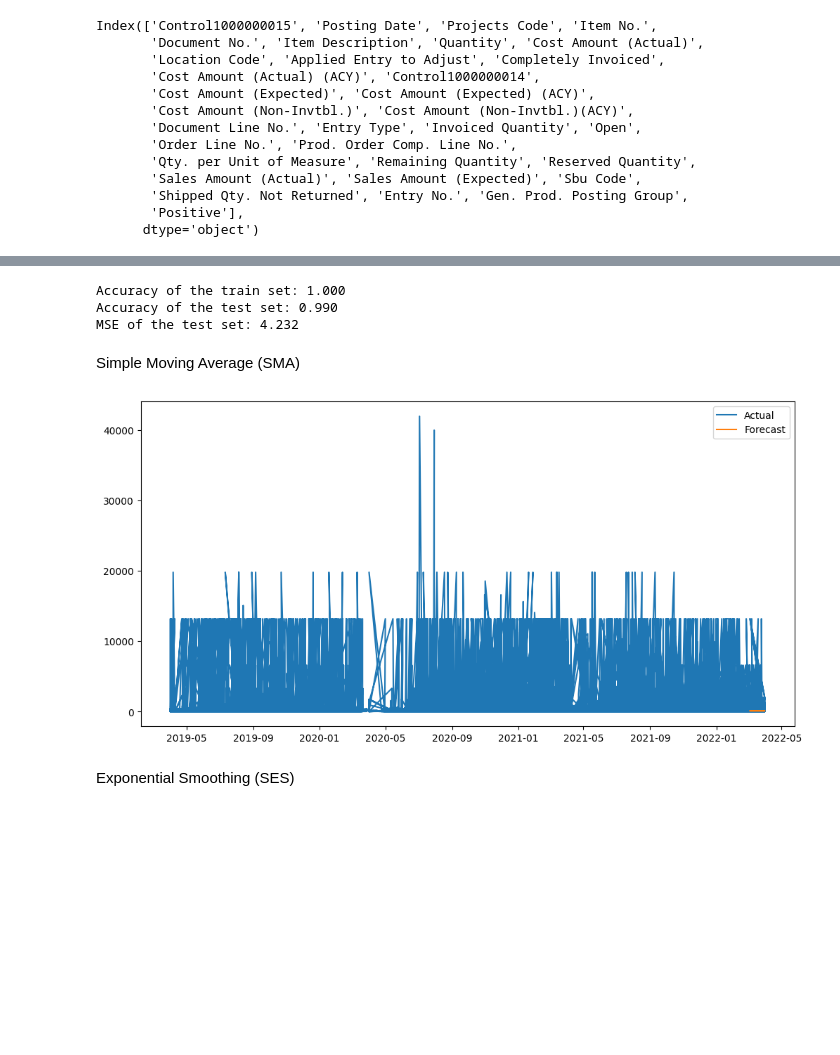
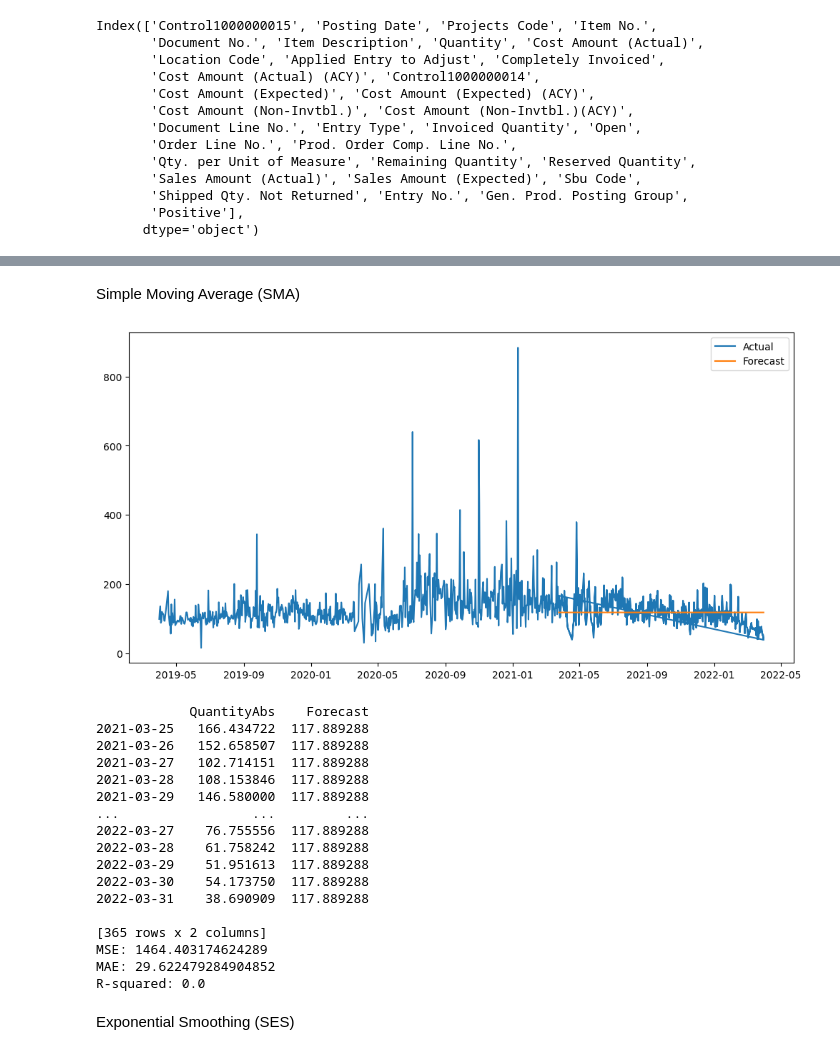
Before and after one commit to it21053528/Fiverr-Freelancing, a Jupyter notebook: anusha73k/forecast.ipynb, the cells around one changed output, grey strips where cells are left out. Cells and saved outputs as stored; diff of their text form; code cells hidden in the pictures; blank space fills up the shorter version.

```diff
--- a/anusha73k/forecast.ipynb
+++ b/anusha73k/forecast.ipynb
@@ -216,0 +198,4 @@ df[['QuantityAbs']]
+# %%
+# Calculate the mean for each date
+mean_by_date = df.groupby(df.index.date).mean()
+mean_by_date[['QuantityAbs']]
@@ -216,0 +216,3 @@ df[['QuantityAbs']]
+# %%
+# Convert the index to a date type
+mean_by_date.index = pd.to_datetime(mean_by_date.index)
@@ -223,6 +228,6 @@ monthly_data.to_csv('monthly_data.csv')
 # %%
-train = df.loc[df.index < '2021-12-31']
-test = df.loc[df.index >= '2021-12-31']
+train = mean_by_date.loc[mean_by_date.index < '2021-03-31']
+test = mean_by_date.loc[mean_by_date.index >= '2021-03-31']
 
 X_train = train.drop(columns='QuantityAbs')
 y_train = train[['QuantityAbs']]
@@ -266,7 +269,0 @@ plt.show()
-# %%
-# Define a function to calculate accuracy metrics
-def calculate_accuracy(y_true, y_pred):
-    mae = np.mean(np.abs(y_true - y_pred))
-    rmse = np.sqrt(np.mean(np.square(y_true - y_pred)))
-    mape = np.mean(np.abs((y_true - y_pred) / y_true)) * 100
-    return {'MAE': mae, 'RMSE': rmse, 'MAPE': mape}
@@ -273,36 +288,54 @@ def calculate_accuracy(y_true, y_pred):
 # %%
-from xgboost import XGBRegressor
-reg = XGBRegressor(n_estimators=100, learning_rate = 0.1)
-reg.fit(X_train,y_train)
-predictions = reg.predict(X_test)
+# from xgboost import XGBRegressor
+# reg = XGBRegressor(n_estimators=100, learning_rate = 0.1)
+# reg.fit(X_train,y_train)
+# predictions = reg.predict(X_test)
 
-from sklearn.metrics import mean_absolute_error
-print("Accuracy of the train set: {:.3f}".format(reg.score(X_train,y_train)))
-print("Accuracy of the test set: {:.3f}".format(reg.score(X_test,y_test)))
-print("MSE of the test set: {:.3f}".format(mean_absolute_error(y_test,predictions)))
+# from sklearn.metrics import mean_absolute_error
+# print("Accuracy of the train set: {:.3f}".format(reg.score(X_train,y_train)))
+# print("Accuracy of the test set: {:.3f}".format(reg.score(X_test,y_test)))
+# print("MSE of the test set: {:.3f}".format(mean_absolute_error(y_test,predictions)))
-# %% [output]
-Accuracy of the train set: 1.000
-Accuracy of the test set: 0.990
-MSE of the test set: 4.232
 # %% [markdown]
 Simple Moving Average (SMA)
 # %%
 window_size = 365
-sma = df['QuantityAbs'].rolling(window=window_size).mean()
+sma = mean_by_date['QuantityAbs'].rolling(window=window_size).mean()
 
-last_values = df['QuantityAbs'][-window_size:]
+last_values = mean_by_date['QuantityAbs'][-window_size:]
 forecast = pd.DataFrame(last_values, columns=['QuantityAbs'], index=last_values.index)
 forecast['SMA'] = forecast['QuantityAbs'].rolling(window=window_size).mean()
 forecast['Forecast'] = forecast['SMA'].iloc[-1]
 
-df_forecast = df.append(forecast)
+df_forecast = mean_by_date.append(forecast)
 
 plt.figure(figsize=(12,6))
 plt.plot(df_forecast['QuantityAbs'], label='Actual')
 plt.plot(df_forecast['Forecast'], label='Forecast')
 plt.legend()
 plt.show()
+
+forecast.drop(columns='SMA',inplace=True)
+print(forecast)
+
+calculate_accuracy(forecast['QuantityAbs'], forecast['Forecast'])
 # %% [output]
-[figure, old version]
+[figure, new version]
+            QuantityAbs    Forecast
+2021-03-25   166.434722  117.889288
+2021-03-26   152.658507  117.889288
+2021-03-27   102.714151  117.889288
+2021-03-28   108.153846  117.889288
+2021-03-29   146.580000  117.889288
+...                 ...         ...
+2022-03-27    76.755556  117.889288
+2022-03-28    61.758242  117.889288
+2022-03-29    51.951613  117.889288
+2022-03-30    54.173750  117.889288
+2022-03-31    38.690909  117.889288
+
+[365 rows x 2 columns]
+MSE: 1464.403174624289
+MAE: 29.622479284904852
+R-squared: 0.0
 # %% [markdown]
 Exponential Smoothing (SES)
```
Also changed, not shown: parts of 28 cells of this notebook, 1 other file.
